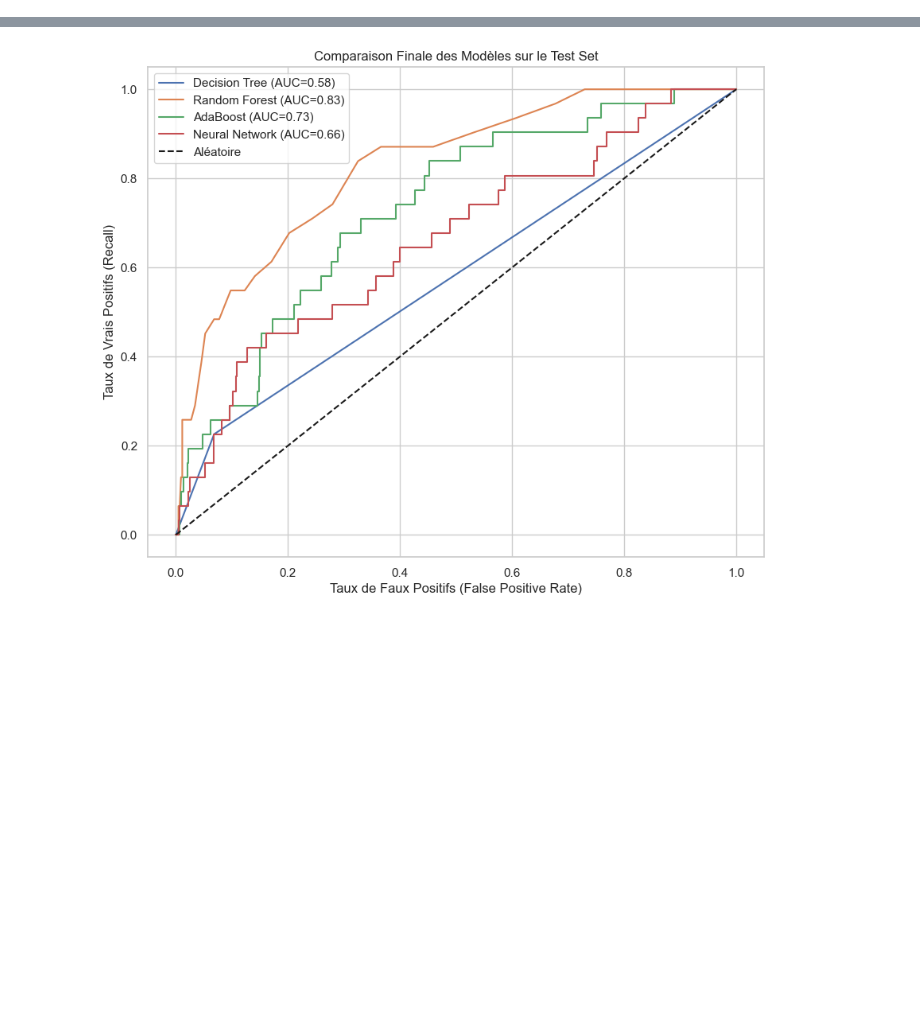
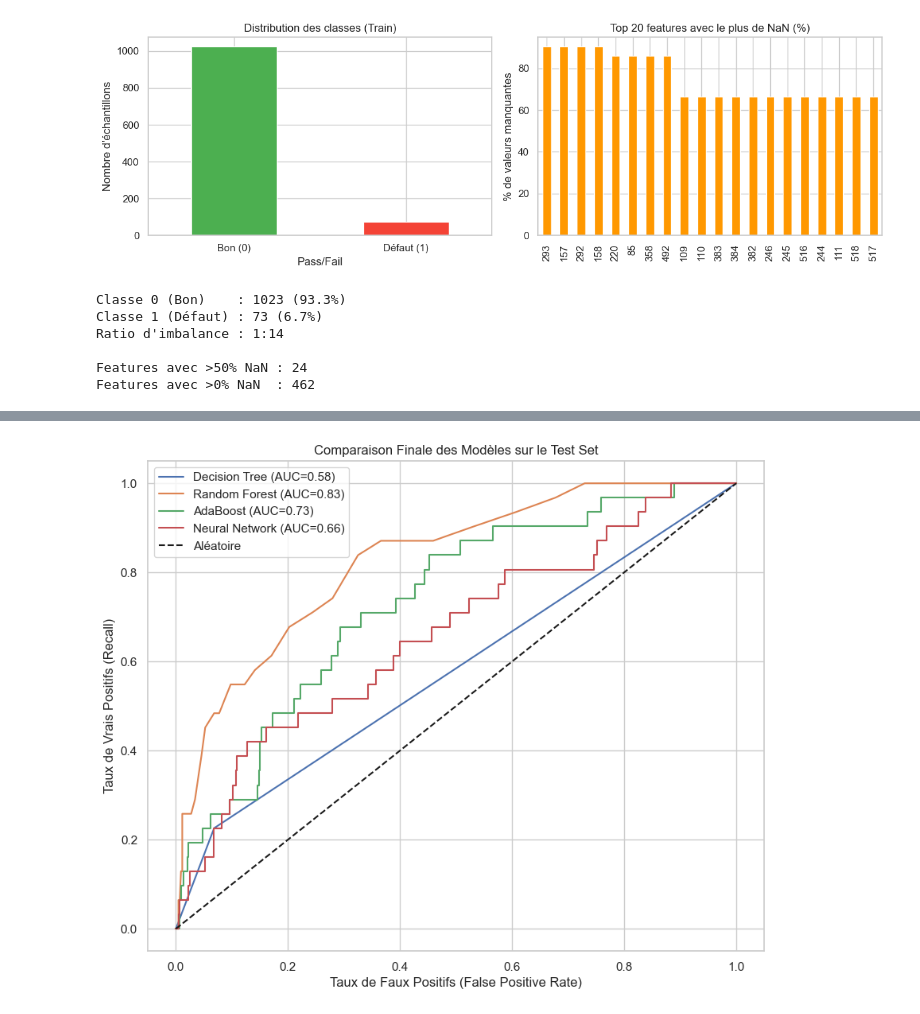
Before and after one commit to Othmane197/TP-Machine-Learning-SECOM, a Jupyter notebook: SplitA.ipynb, the cells around one changed output, grey strips where cells are left out. Saved outputs shown, nothing was run; the diff lists cells and outputs as text; code cells hidden in the pictures; blank space fills up the shorter version.

```diff
--- a/SplitA.ipynb
+++ b/SplitA.ipynb
@@ -41,0 +71,32 @@ Test Set  : (471, 590)
+# %%
+# ── EDA : Déséquilibre des classes ──
+fig, axes = plt.subplots(1, 2, figsize=(12, 4))
+
+# Distribution des classes
+y_train.value_counts().plot.bar(ax=axes[0], color=['#4CAF50', '#F44336'])
+axes[0].set_title("Distribution des classes (Train)")
+axes[0].set_xticklabels(['Bon (0)', 'Défaut (1)'], rotation=0)
+axes[0].set_ylabel("Nombre d'échantillons")
+
+# Pourcentage de NaN par feature (top 20)
+nan_pct = (X_train.isnull().sum() / len(X_train) * 100).sort_values(ascending=False)
+nan_pct.head(20).plot.bar(ax=axes[1], color='#FF9800')
+axes[1].set_title("Top 20 features avec le plus de NaN (%)")
+axes[1].set_ylabel("% de valeurs manquantes")
+
+plt.tight_layout()
+plt.show()
+
+print(f"Classe 0 (Bon)    : {(y_train == 0).sum()} ({(y_train == 0).mean():.1%})")
+print(f"Classe 1 (Défaut) : {(y_train == 1).sum()} ({(y_train == 1).mean():.1%})")
+print(f"Ratio d'imbalance : 1:{(y_train == 0).sum() // max((y_train == 1).sum(), 1)}")
+print(f"\nFeatures avec >50% NaN : {(nan_pct > 50).sum()}")
+print(f"Features avec >0% NaN  : {(nan_pct > 0).sum()}")
+# %% [output]
+[figure, added]
+Classe 0 (Bon)    : 1023 (93.3%)
+Classe 1 (Défaut) : 73 (6.7%)
+Ratio d'imbalance : 1:14
+
+Features avec >50% NaN : 24
+Features avec >0% NaN  : 462
```
Also changed, not shown: parts of 16 cells of this notebook, 2 other files.
